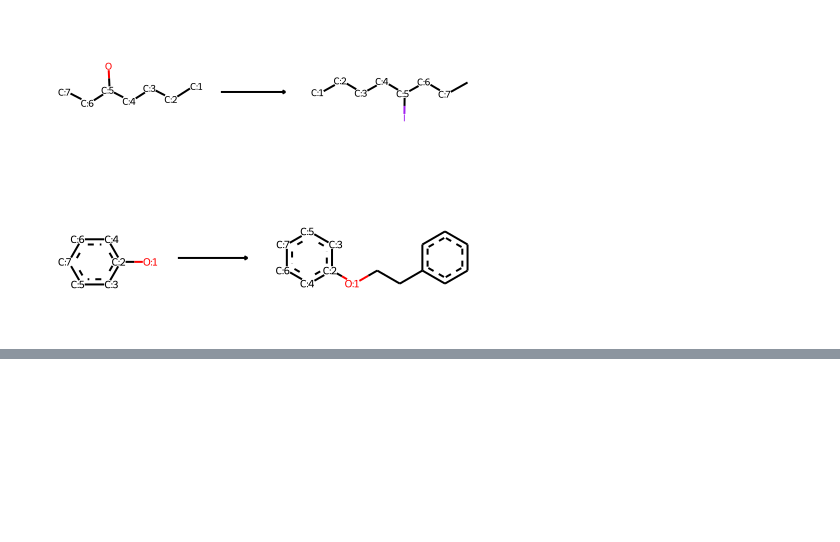
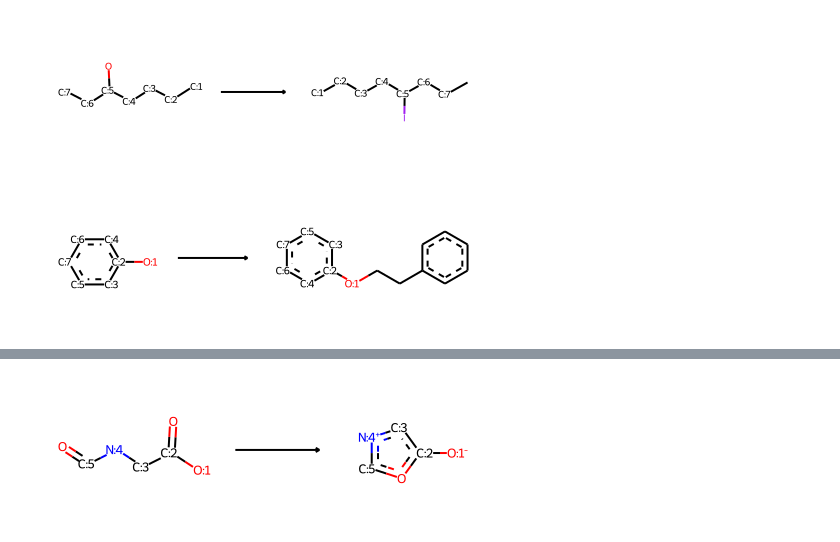
Before and after one commit to metwork-project/metwork-backend, a Jupyter notebook: notebooks/create_reaction.ipynb, the cells around one changed output, grey strips where cells are left out. Cells and saved outputs as stored; diff of their text form; code cells hidden in the pictures; blank space fills up the shorter version.

```diff
--- a/notebooks/create_reaction.ipynb
+++ b/notebooks/create_reaction.ipynb
@@ -78,0 +84,5 @@ create_reaction("OC1=CC=CC=C1", "C(CC1=CC=CC=C1)OC1=CC=CC=C1")
+# %%
+rxn = create_reaction("OC(=O)CNC=O", "[O-]C1=C[NH+]=CO1")
+rxn
+# %% [output]
+[figure, added]
```
Also changed, not shown: parts of 6 cells of this notebook, 2 other files.
